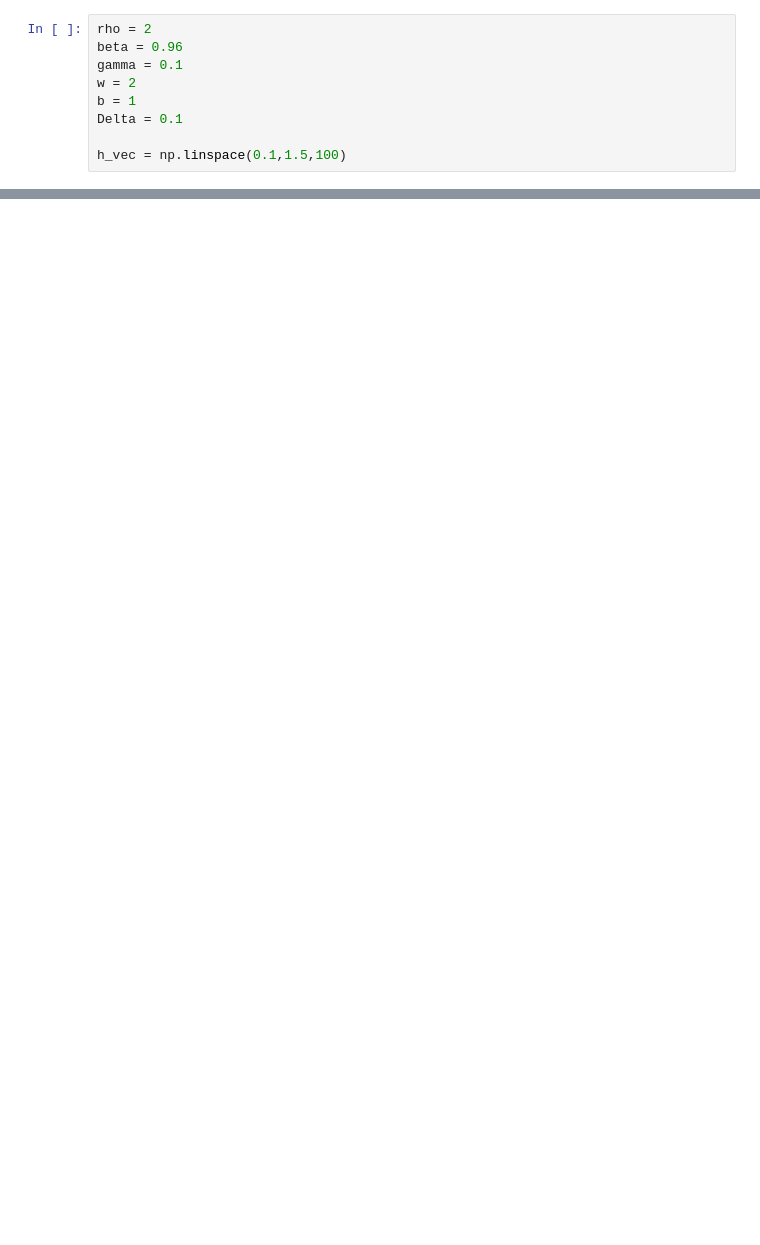
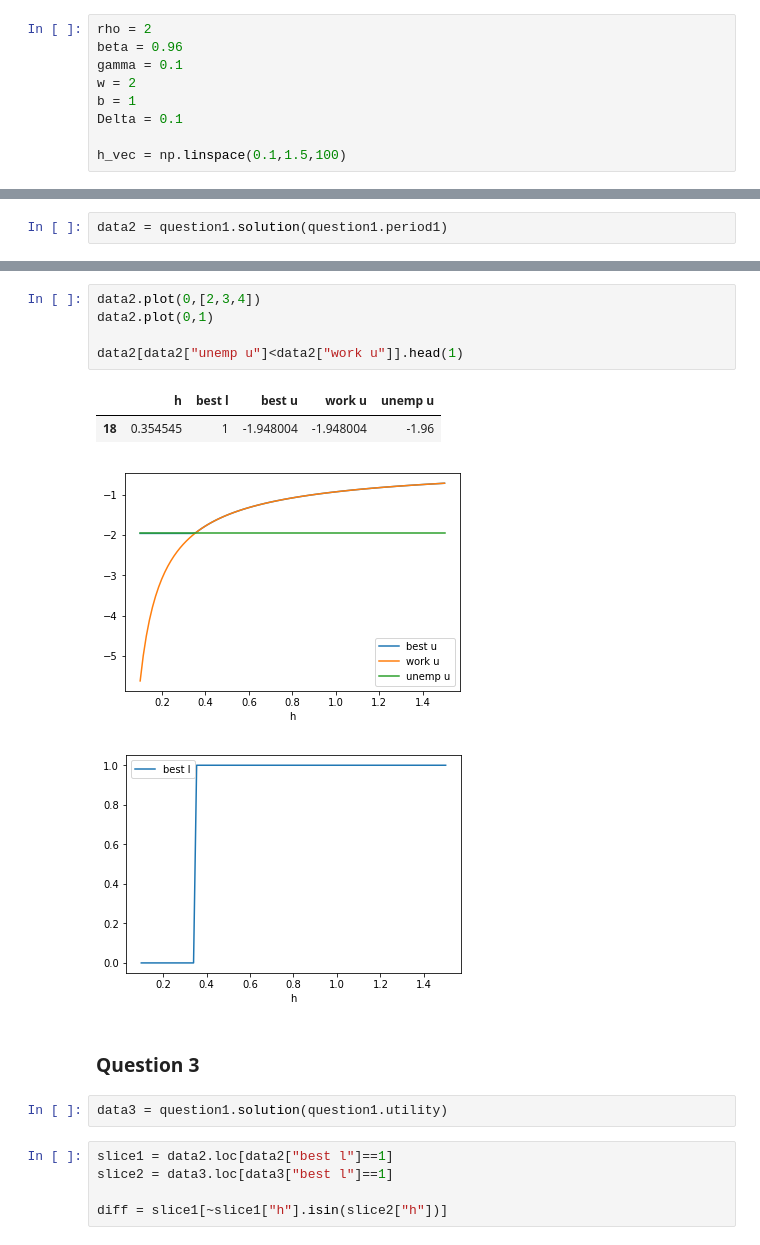
Before and after one commit to s-corfixen/projects-2019-snake-on-3310, a Jupyter notebook: exam/examproject.ipynb, the cells around one changed output, grey strips where cells are left out. Drawn from its saved outputs; the diff is of its cells as text; blank space fills up the shorter version.

```diff
--- a/exam/examproject.ipynb
+++ b/exam/examproject.ipynb
@@ -93,0 +109,2 @@ data = a.solution(a.period1)
+# %%
+data2 = question1.solution(question1.period1)
@@ -93,0 +120,19 @@ data = a.solution(a.period1)
+# %%
+data2.plot(0,[2,3,4])
+data2.plot(0,1)
+
+data2[data2["unemp u"]<data2["work u"]].head(1)
+# %% [output]
+|  | h | best l | best u | work u | unemp u |
+| 18 | 0.354545 | 1 | -1.948004 | -1.948004 | -1.96 |
+[figure, added]
+[figure, added]
+# %% [markdown]
+### Question 3
+# %%
+data3 = question1.solution(question1.utility)
+# %%
+slice1 = data2.loc[data2["best l"]==1]
+slice2 = data3.loc[data3["best l"]==1]
+
+diff = slice1[~slice1["h"].isin(slice2["h"])]
```
Also changed, not shown: parts of 23 cells of this notebook, 1 other file.
